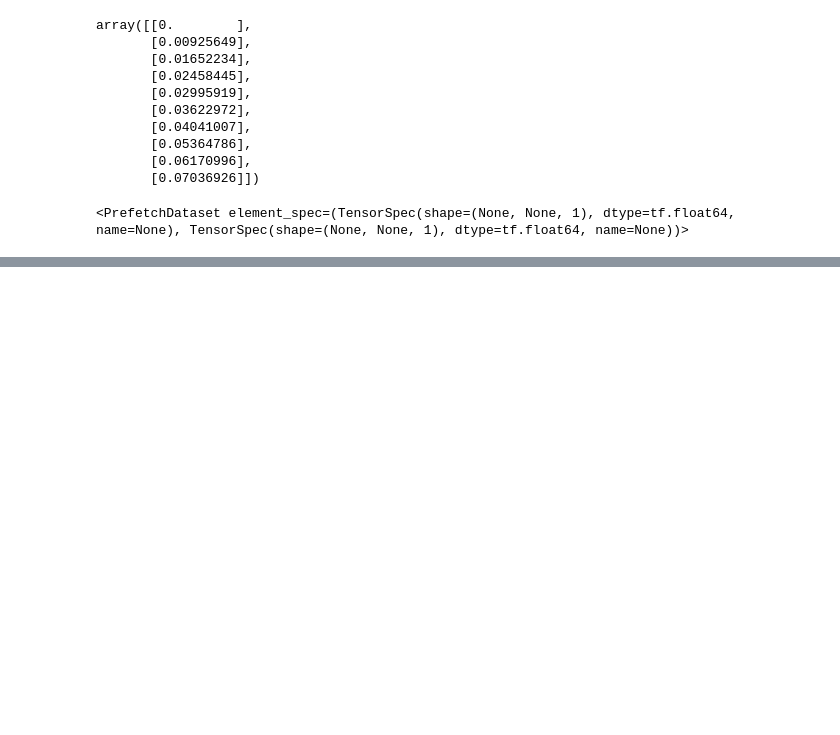
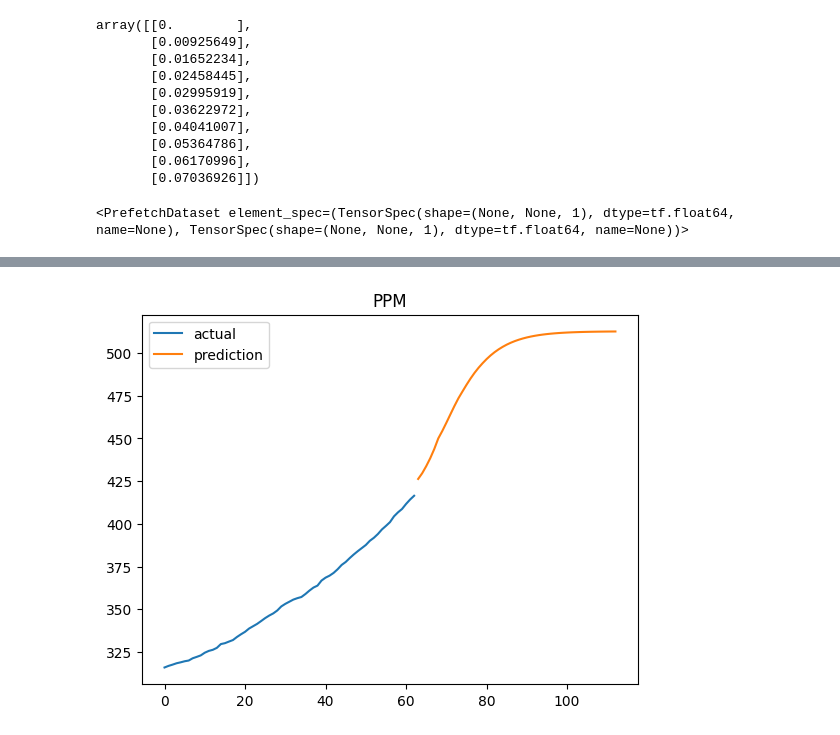
Before and after one commit to sileneer/himcm-2022, a Jupyter notebook: question-1/zihao/time_series_3.ipynb, the cells around one changed output, grey strips where cells are left out. Saved outputs shown, nothing was run; the diff lists cells and outputs as text; code cells hidden in the pictures; blank space fills up the shorter version.

```diff
--- a/question-1/zihao/time_series_3.ipynb
+++ b/question-1/zihao/time_series_3.ipynb
@@ -83,6 +83,7 @@ xIn = tf.keras.layers.Input(shape=(n_past,
                                    1))  # 20 input, where first dimension is the number of timesteps to look back, 2nd dimension is the number of features
 x = tf.keras.layers.LSTM(32, return_sequences=True)(xIn)  # LSTM layer with 32 hidden units. Return
 x = tf.keras.layers.LSTM(32)(x)
+x = tf.keras.layers.Dense(32)(x)
 xOut = tf.keras.layers.Dense(n_future)(x)
 model = tf.keras.Model(inputs=xIn, outputs=xOut)
 model.compile(loss='mse', optimizer='adam', metrics='mse')
@@ -128 +131,17 @@ Epoch 100/100
 <keras.callbacks.History at 0x...>
+# %%
+plt_x = []
+plt_y = []
+
+data_normed_w_forecast = data_normed
+
+for i in range(50):
+    new_forecast_series = data_normed_w_forecast[-n_past:]
+    pred = model.predict(new_forecast_series.reshape(n_future,1)[np.newaxis])
+
+    plt_x.append(len(data_normed) + i)
+    plt_y.append(unnormalize(pred[:,0], data.min(axis=0), data.max(axis=0)))
+
+    print(i, unnormalize(pred[:,0], data.min(axis=0), data.max(axis=0)))
+
+    data_normed_w_forecast = np.concatenate((data_normed_w_forecast, pred[:, 0]), axis=None)
@@ -129,3 +166,15 @@ Epoch 100/100
+# %%
+plt.plot(unnormalize(data_normed, data.min(axis=0), data.max(axis=0)),
+         label='actual')  # our val was taken as subset of the normaized data so we need to unnormalize it here
+# plt.plot(unnormalize(pred[0][0], data.min(axis=0), data.max(axis=0)), label='prediction')
+
+plt.plot(plt_x, plt_y, label = 'prediction')
+
+plt.legend()
+plt.title('PPM')
+plt.show()
+# %% [output]
+[figure, added]
 # %%
 preds = model.predict(windowed_dataset(data_normed, batch_size, n_past, n_future, shift))
 preds[0]
```
Also changed, not shown: parts of 22 cells of this notebook.
